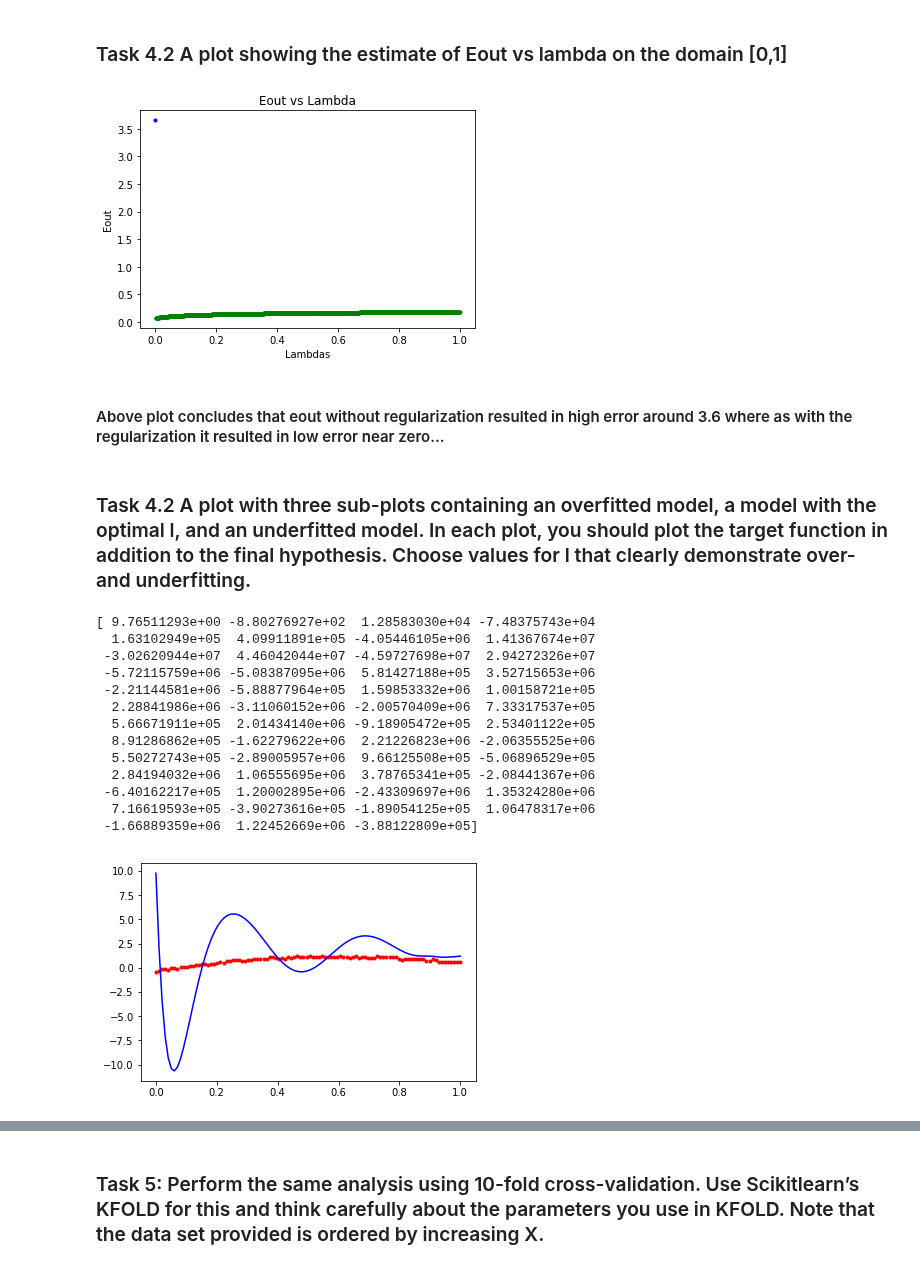
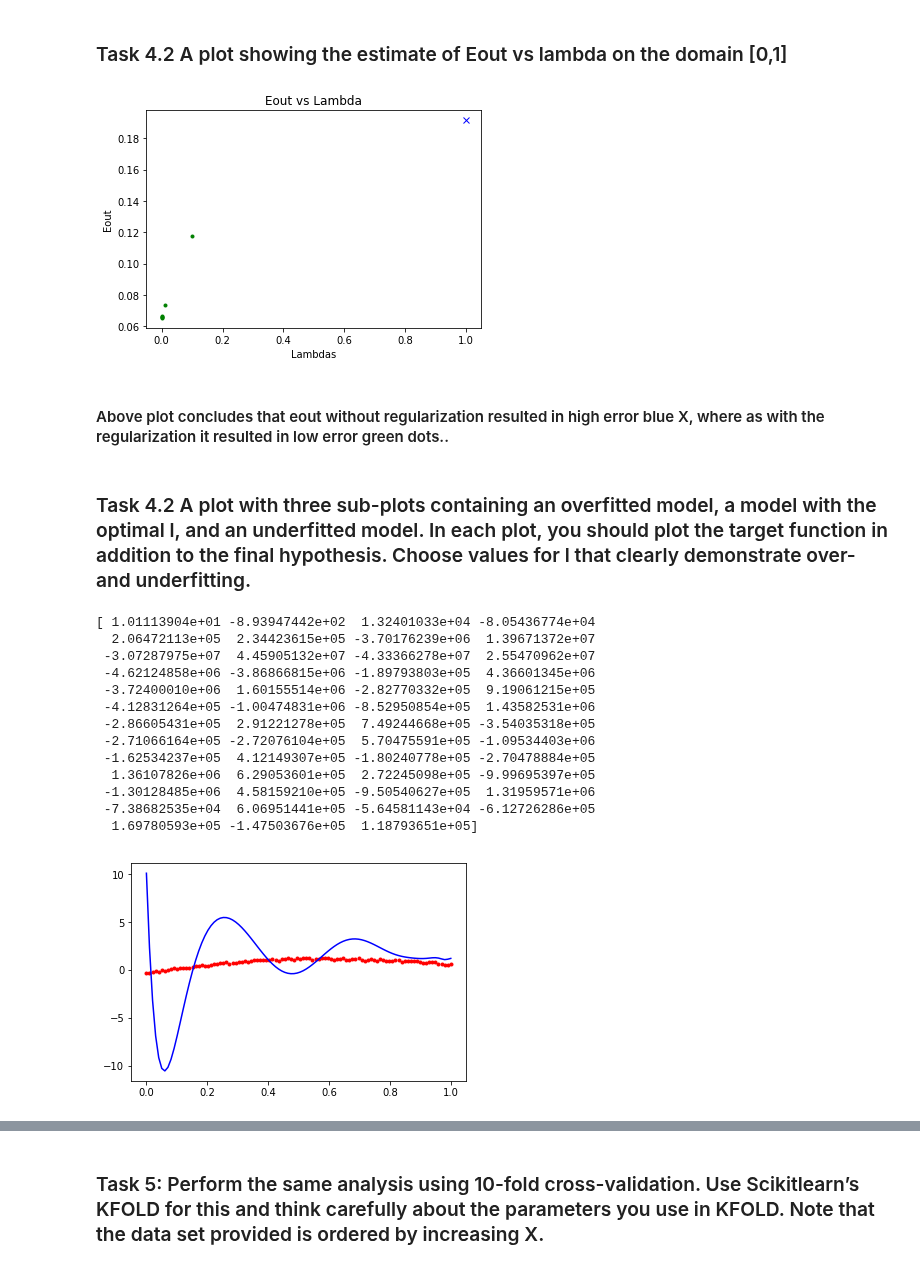
Before and after one commit to vipulpopat/MSCAI_Sem1_Etivity4, a Jupyter notebook: Etivity4_CE6002_18263003.ipynb, the cells around one changed output, grey strips where cells are left out. Drawn from its saved outputs; the diff is of its cells as text; code cells hidden in the pictures.

```diff
--- a/Etivity4_CE6002_18263003.ipynb
+++ b/Etivity4_CE6002_18263003.ipynb
@@ -76,7 +78,8 @@ eout=[]
 weights=[]
 #lambdas = np.linspace(0.001,1, 1000)
 #lambdas = [10,5,2,1,0.9,0.8,0.7,0.6, 0.5,0.4,0.3,0.2,.1,0.01,.001]
-lambdas = np.arange(0,1,0.001)
+lambdas = [1, 0.1, 0.01, 0.001, 0.0001, 0.00001, 0.000001] # 7 values
+#lambdas = np.arange(0,1,0.001) # 1000 values
 X_trans = transPoly(X,50)
 # random_state fixed to get reproducible (and 'good'! :-)) results
 X_train, X_test, y_train, y_test = train_test_split(X_trans, y, train_size=0.9, random_state =5)
@@ -126,16 +129,16 @@ Eout with out regularization: 3.6551017400426766
 # %% [markdown]
 ### Task 4.2 A plot showing the estimate of Eout vs lambda on the domain [0,1]
 # %%
-plt.plot(lambdas[0],eout[0],'b.')
+plt.plot(lambdas[0],eout[0],'bx')
 plt.plot(lambdas[1:],eout[1:],'g.')
 plt.title('Eout vs Lambda')
 plt.xlabel('Lambdas')
 plt.ylabel('Eout')
 plt.show()
 # %% [output]
-[figure, old version]
+[figure, new version]
 # %% [markdown]
-#### Above plot concludes that eout without regularization resulted in high error around 3.6 where as with the regularization it resulted in low error near zero...
+#### Above plot concludes that eout without regularization resulted in high error blue X, where as with the regularization it resulted in low error green dots..
 # %% [markdown]
 ### Task 4.2 A plot with three sub-plots containing an overfitted model, a model with the optimal l, and an underfitted model. In each plot, you should plot the target function in addition to the final hypothesis. Choose values for l that clearly demonstrate over- and underfitting.
 # %%
@@ -167,20 +170,20 @@ def demonstrate_overfitting_and_underfitting(X,y,l):
 # %%
 demonstrate_overfitting_and_underfitting(X,y,0)
 # %% [output]
-[ 9.76511293e+00 -8.80276927e+02  1.28583030e+04 -7.48375743e+04
-  1.63102949e+05  4.09911891e+05 -4.05446105e+06  1.41367674e+07
- -3.02620944e+07  4.46042044e+07 -4.59727698e+07  2.94272326e+07
- -5.72115759e+06 -5.08387095e+06  5.81427188e+05  3.52715653e+06
- -2.21144581e+06 -5.88877964e+05  1.59853332e+06  1.00158721e+05
-  2.28841986e+06 -3.11060152e+06 -2.00570409e+06  7.33317537e+05
-  5.66671911e+05  2.01434140e+06 -9.18905472e+05  2.53401122e+05
-  8.91286862e+05 -1.62279622e+06  2.21226823e+06 -2.06355525e+06
-  5.50272743e+05 -2.89005957e+06  9.66125508e+05 -5.06896529e+05
-  2.84194032e+06  1.06555695e+06  3.78765341e+05 -2.08441367e+06
- -6.40162217e+05  1.20002895e+06 -2.43309697e+06  1.35324280e+06
-  7.16619593e+05 -3.90273616e+05 -1.89054125e+05  1.06478317e+06
- -1.66889359e+06  1.22452669e+06 -3.88122809e+05]
+[ 1.01113904e+01 -8.93947442e+02  1.32401033e+04 -8.05436774e+04
+  2.06472113e+05  2.34423615e+05 -3.70176239e+06  1.39671372e+07
+ -3.07287975e+07  4.45905132e+07 -4.33366278e+07  2.55470962e+07
+ -4.62124858e+06 -3.86866815e+06 -1.89793803e+05  4.36601345e+06
+ -3.72400010e+06  1.60155514e+06 -2.82770332e+05  9.19061215e+05
+ -4.12831264e+05 -1.00474831e+06 -8.52950854e+05  1.43582531e+06
+ -2.86605431e+05  2.91221278e+05  7.49244668e+05 -3.54035318e+05
+ -2.71066164e+05 -2.72076104e+05  5.70475591e+05 -1.09534403e+06
+ -1.62534237e+05  4.12149307e+05 -1.80240778e+05 -2.70478884e+05
+  1.36107826e+06  6.29053601e+05  2.72245098e+05 -9.99695397e+05
+ -1.30128485e+06  4.58159210e+05 -9.50540627e+05  1.31959571e+06
+ -7.38682535e+04  6.06951441e+05 -5.64581143e+04 -6.12726286e+05
+  1.69780593e+05 -1.47503676e+05  1.18793651e+05]
-[figure, old version]
+[figure, new version]
 # %%
 demonstrate_overfitting_and_underfitting(X,y,optimal_lambda)
 # %% [output]
```
Also changed, not shown: parts of 16 cells of this notebook.
